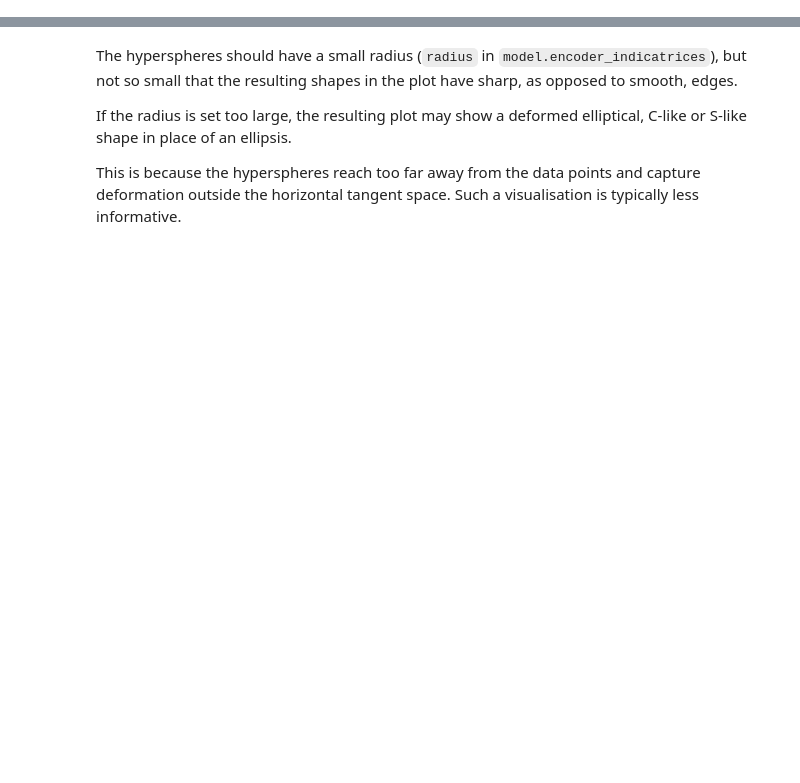
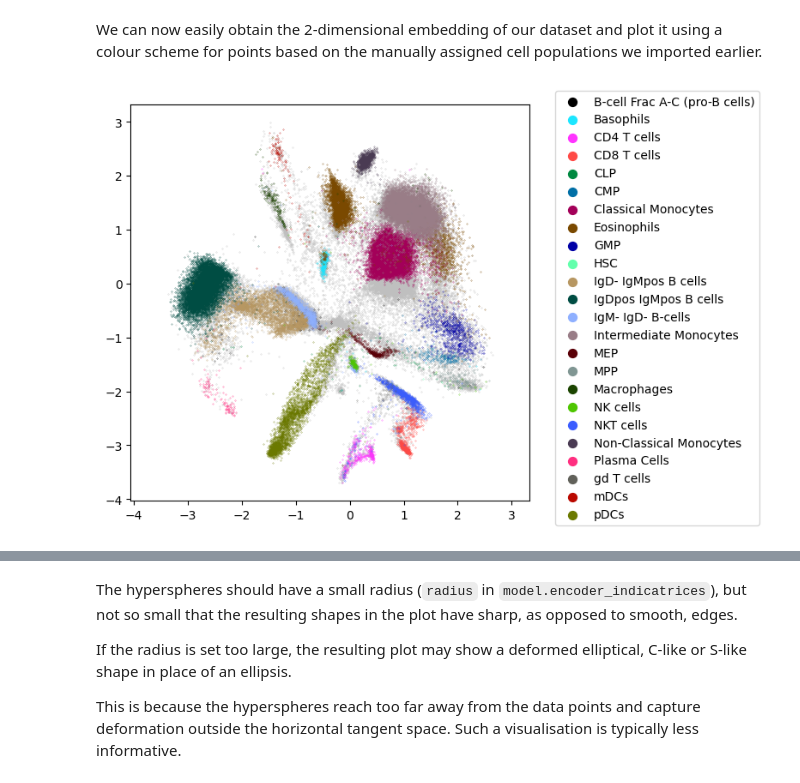
Before and after one commit to saeyslab/ViVAE, a Jupyter notebook: example_cytometry.ipynb, the cells around one changed output, grey strips where cells are left out. Saved outputs shown, nothing was run; the diff lists cells and outputs as text; code cells hidden in the pictures; blank space fills up the shorter version.

```diff
--- a/example_cytometry.ipynb
+++ b/example_cytometry.ipynb
@@ -103,0 +70,2 @@ Secondly, their shape can change (from sphere to ellipsis), which indicates the
+# %%
+labels   = np.load(f'./cytometry_data/Samusik_annot.npy', allow_pickle=True)
@@ -103,0 +131,7 @@ Secondly, their shape can change (from sphere to ellipsis), which indicates the
+# %% [markdown]
+We can now easily obtain the 2-dimensional embedding of our dataset and plot it using a colour scheme for points based on the manually assigned cell populations we imported earlier.
+# %%
+emb = model.transform(exprs_d)
+ViVAE.plot_embedding(embedding=emb, labels=labels, unassigned='unassigned')
+# %% [output]
+[figure, added]
```
Also changed, not shown: parts of 52 cells of this notebook, 2 other files.
